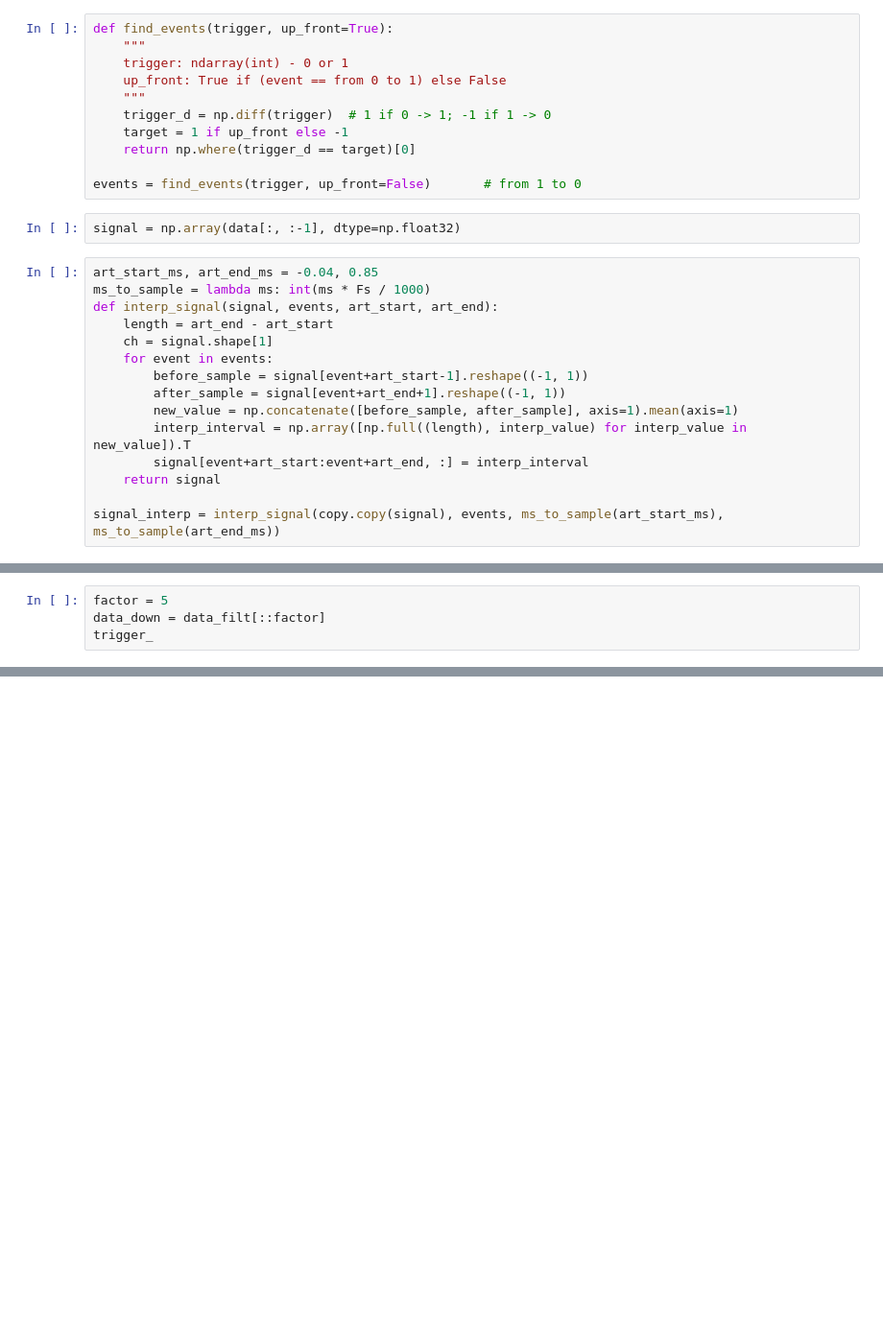
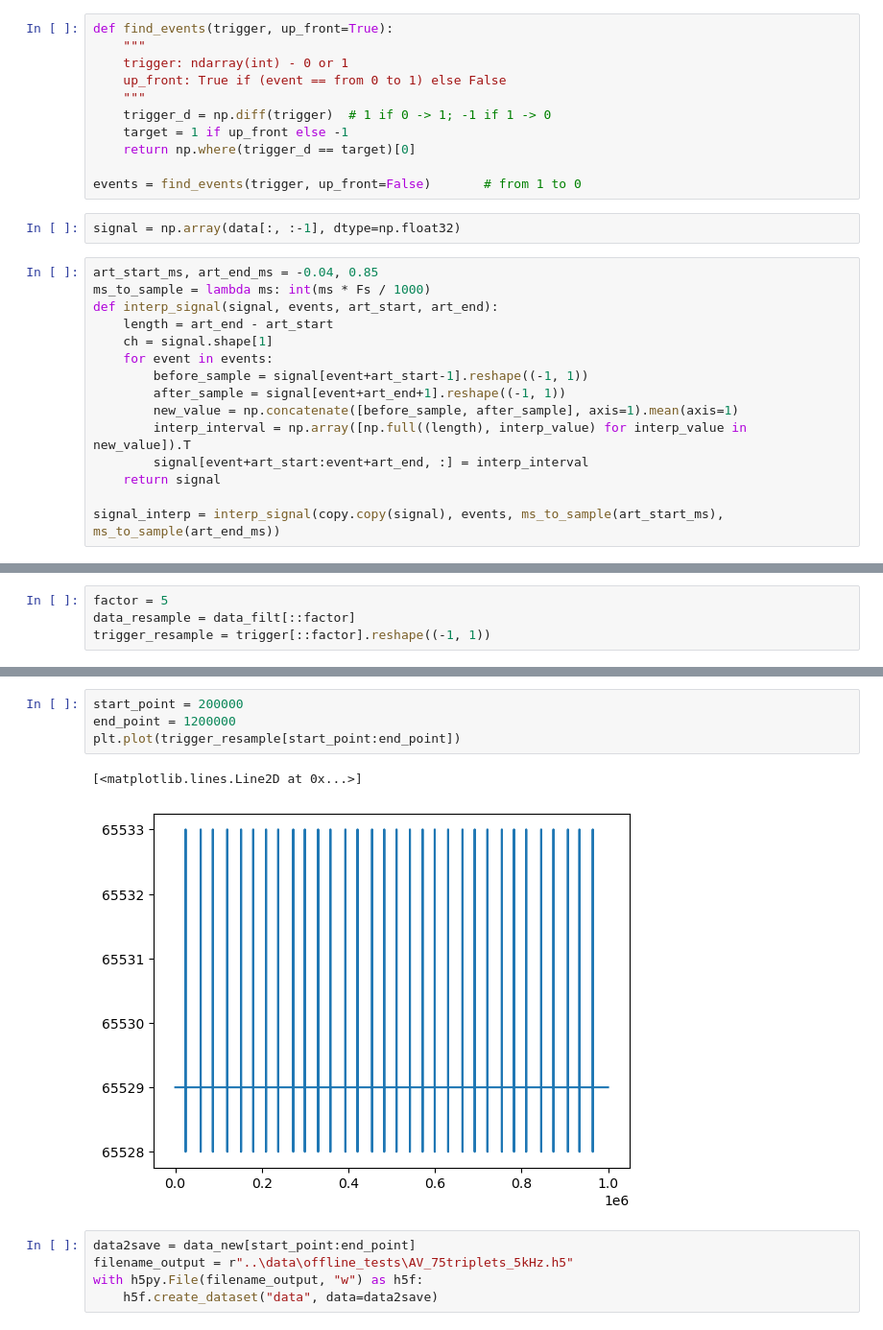
Before and after one commit to JuliaRory/PonkSync-Trainer, a Jupyter notebook: notebooks/00-downsampling.ipynb, the cells around one changed output, grey strips where cells are left out. Shown at 96% size. Saved outputs shown, nothing was run; the diff lists cells and outputs as text; blank space fills up the shorter version.

```diff
--- a/notebooks/00-downsampling.ipynb
+++ b/notebooks/00-downsampling.ipynb
@@ -71,4 +77,4 @@ data_filt = sosfiltfilt(np.ascontiguousarray(sos), signal)
 # %%
 factor = 5
-data_down = data_filt[::factor]
-trigger_
+data_resample = data_filt[::factor]
+trigger_resample = trigger[::factor].reshape((-1, 1))
@@ -74,0 +90,12 @@ trigger_
+# %%
+start_point = 200000
+end_point = 1200000
+plt.plot(trigger_resample[start_point:end_point])
+# %% [output]
+[<matplotlib.lines.Line2D at 0x...>]
+[figure, added]
+# %%
+data2save = data_new[start_point:end_point]
+filename_output = r"..\data\offline_tests\AV_75triplets_5kHz.h5"
+with h5py.File(filename_output, "w") as h5f:
+    h5f.create_dataset("data", data=data2save)
```
Also changed, not shown: parts of 9 cells of this notebook.
